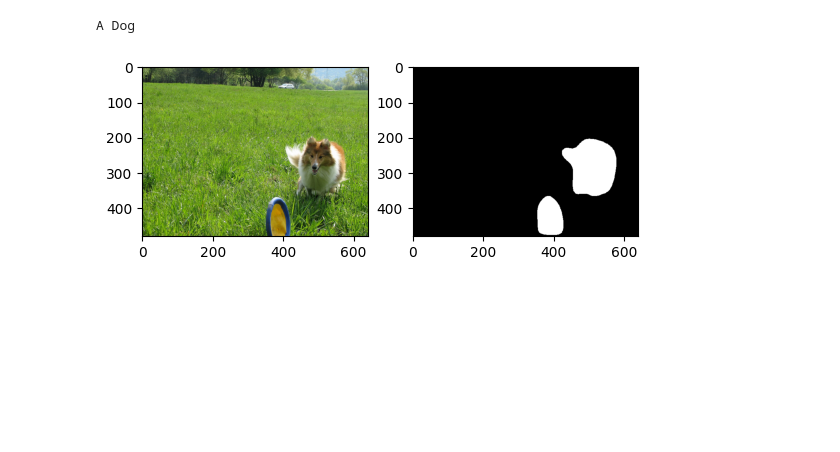
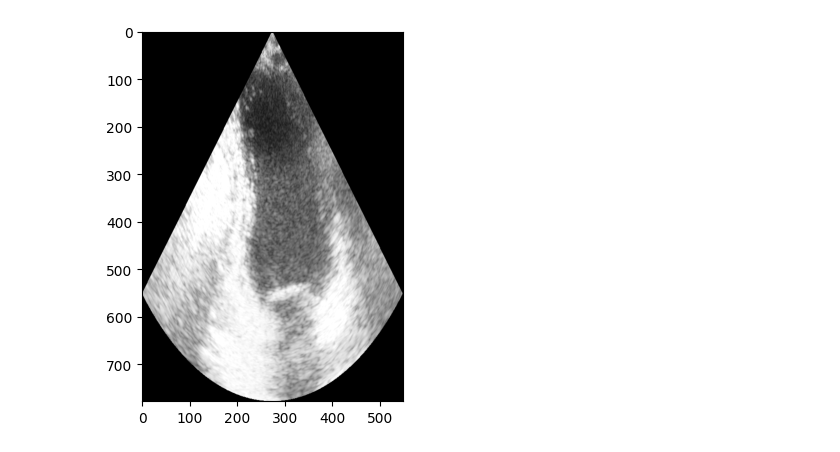
Before and after one commit to DerrickWang005/CRIS.pytorch, a Jupyter notebook: single_file_inference.ipynb, the cells around one changed output. Drawn from its saved outputs; the diff is of its cells as text; code cells hidden in the pictures; blank space fills up the shorter version.

Commit message:
Scriipts to Infer CRIS

```diff
--- a/single_file_inference.ipynb
+++ b/single_file_inference.ipynb
@@ -18,2 +7,0 @@ prompt="A Dog"
-# %%
-img, txt, pred = infer(img_path, prompt)
@@ -24,5 +7,0 @@ img, txt, pred = infer(img_path, prompt)
-# %%
-plot(img, pred, txt)
-# %% [output]
-A Dog
-[figure, removed]
@@ -28,0 +20,7 @@ A Dog
+# %%
+img_path="/mnt/Enterprise/PUBLIC_DATASETS/camus_database_png/training/image/patient0001_2CH_ED.png"
+# %%
+with Image.open(img_path) as img:
+    plt.imshow(img, cmap="gray")
+# %% [output]
+[figure, added]
```
Also changed, not shown: parts of 7 cells of this notebook, 1 other file.
